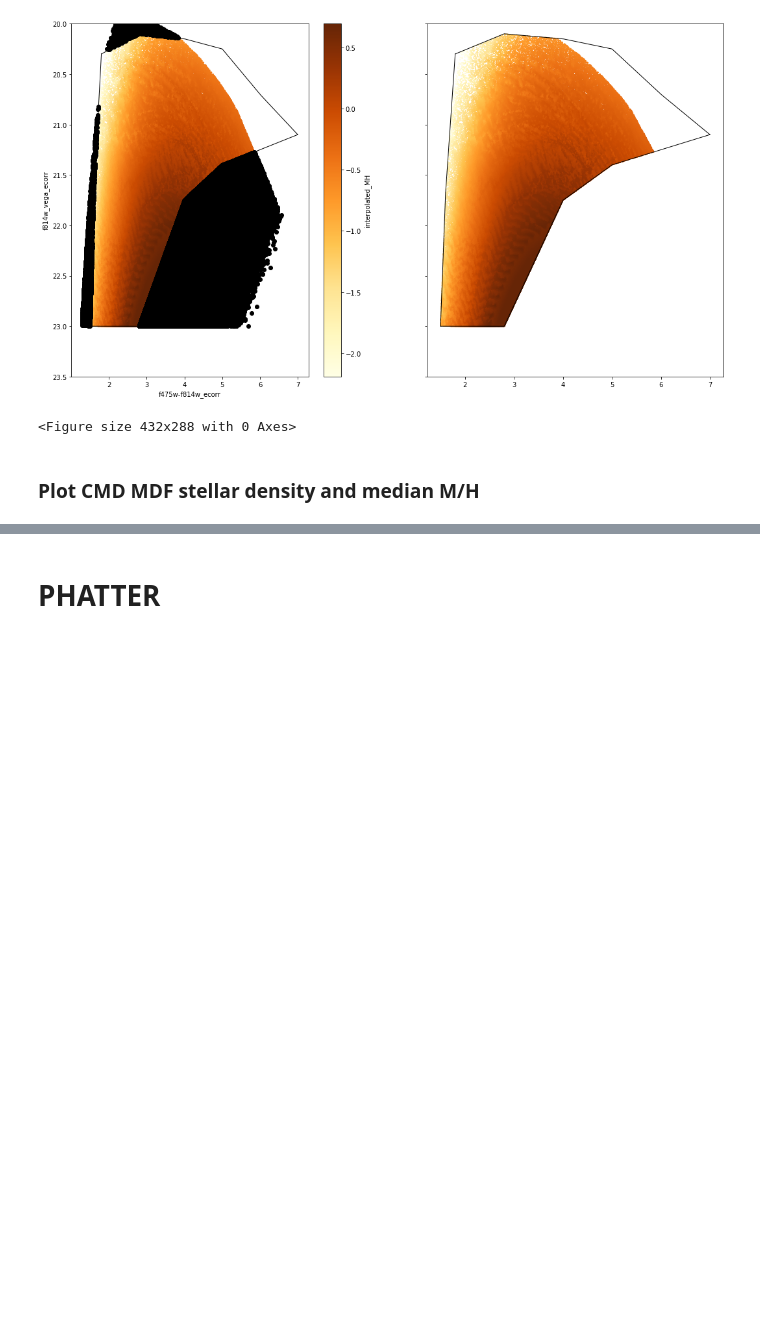
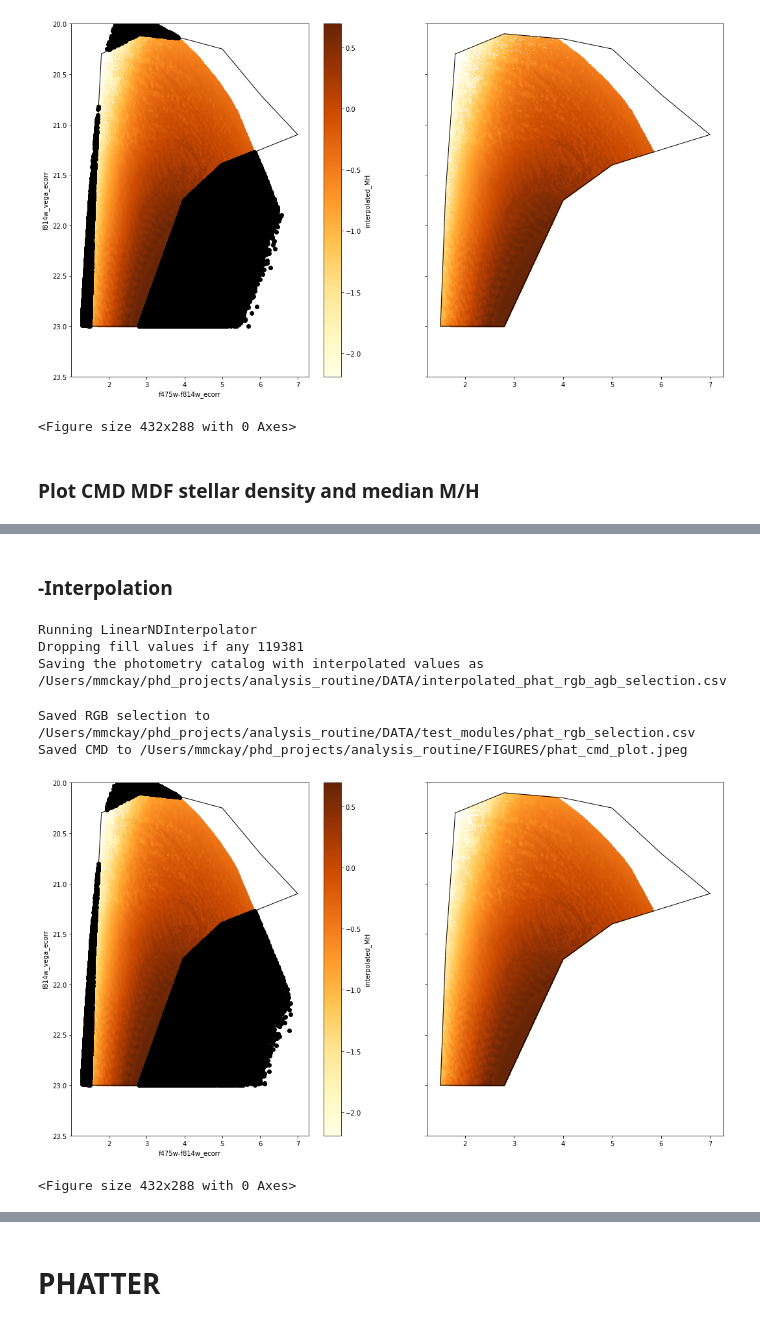
Before and after one commit to mmckay18/phast_rgbstars_mdf, a Jupyter notebook: code/phat_phast_phatter_complete_processing.ipynb, the cells around one changed output, grey strips where cells are left out. Drawn from its saved outputs; the diff is of its cells as text; code cells hidden in the pictures; blank space fills up the shorter version.

Commit message:
Refactor photometry catalog preprocessing functions and update plotting functions

```diff
--- a/code/phat_phast_phatter_complete_processing.ipynb
+++ b/code/phat_phast_phatter_complete_processing.ipynb
@@ -100,0 +128,29 @@ median_arr, stellar_density_arr = plot_cmd_mdf_spatial(phast_rgb_gregersen_selec
+# %% [markdown]
+### -Interpolation
+# %%
+catalog_csv_filepath = '/Users/mmckay/phd_projects/analysis_routine/DATA/reduced_phat_table.csv'
+isochrone_csv_filepath = '/Users/mmckay/phd_projects/analysis_routine/DATA/RGB_isochrone_tables/RGB_AGB_isochrone_table.csv'
+output_filepath = '/Users/mmckay/phd_projects/analysis_routine/DATA/interpolated_phat_rgb_agb_selection.csv'
+
+interpolated_phat_rgb_agb = catalog_linear_interpolation(catalog_csv_filepath,
+                                                            isochrone_csv_filepath,
+                                                            output_filepath,
+                                                            savefile=True)
+# %% [output]
+Running LinearNDInterpolator
+Dropping fill values if any 119381
+Saving the photometry catalog with interpolated values as /Users/mmckay/phd_projects/analysis_routine/DATA/interpolated_phat_rgb_agb_selection.csv
+# %%
+csv_filepath = '/Users/mmckay/phd_projects/analysis_routine/DATA/interpolated_phat_rgb_agb_selection.csv'
+f814w_col = 'f814w_vega_ecorr'
+f475w_f814_col = 'f475w-f814w_ecorr'
+z_col = 'interpolated_MH'
+savefile_path = '/Users/mmckay/phd_projects/analysis_routine/DATA/interpolated_phat_rgb_agb_selection.csv'
+savefig_filepath = '/Users/mmckay/phd_projects/analysis_routine/FIGURES/phat_cmd_plot.jpeg'
+
+plot_CMD(csv_filepath, f814w_col, f475w_f814_col, z_col, savefile=True, apply_phat_rgb_MH_selection=True, save_rgb_selection=True, save_filepath=savefile_path, savefig_filepath=savefig_filepath)
+# %% [output]
+Saved RGB selection to /Users/mmckay/phd_projects/analysis_routine/DATA/test_modules/phat_rgb_selection.csv
+Saved CMD to /Users/mmckay/phd_projects/analysis_routine/FIGURES/phat_cmd_plot.jpeg
+[figure, added]
+<Figure size 432x288 with 0 Axes>
```
Also changed, not shown: parts of 17 cells of this notebook, 5 other files.
